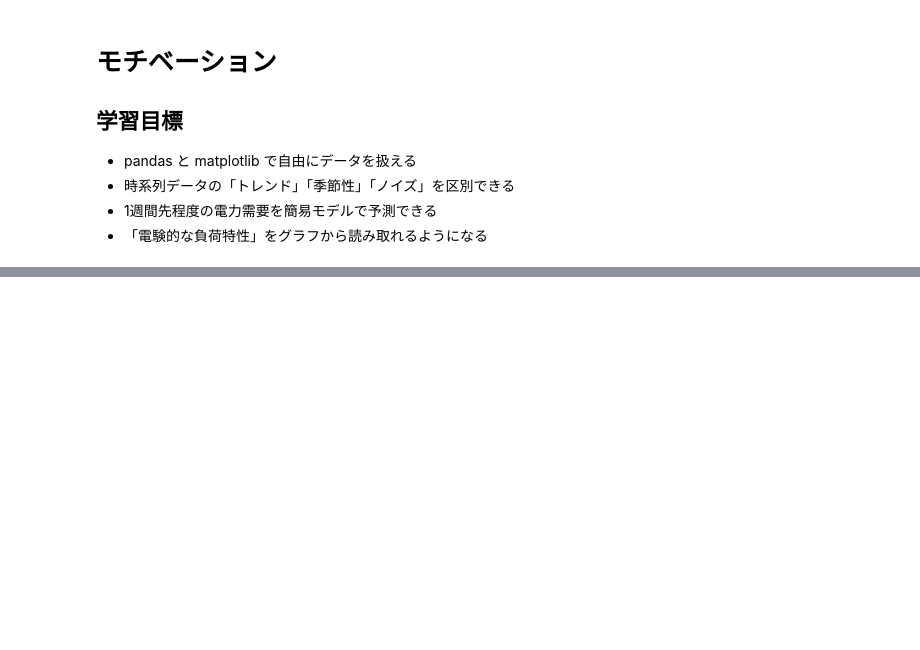
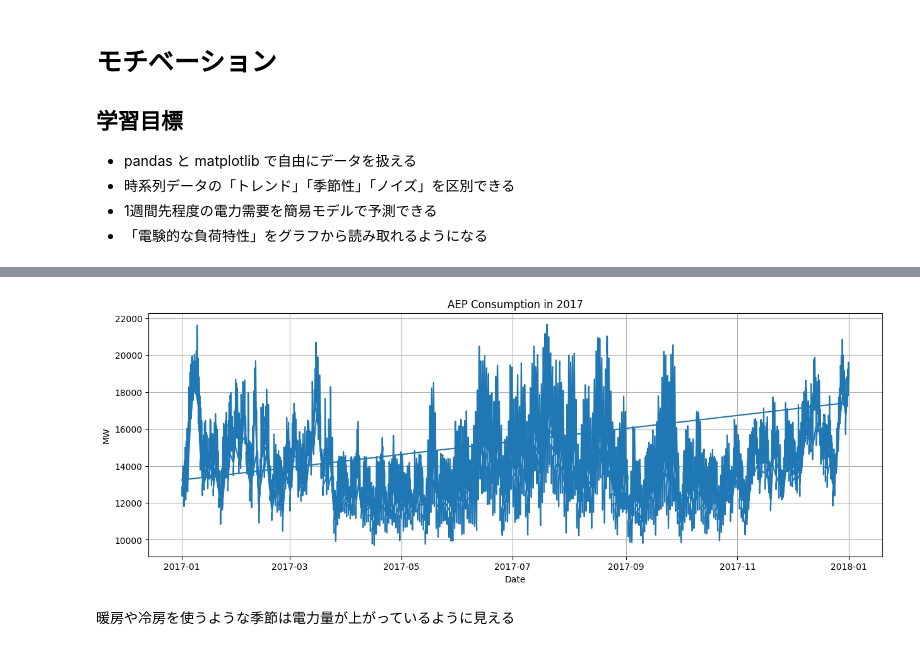
Before and after one commit to banzai80311315/banzai-kaggle, a Jupyter notebook: power-forecast/notebooks/txt.ipynb, the cells around one changed output, grey strips where cells are left out. Saved outputs shown, nothing was run; the diff lists cells and outputs as text; code cells hidden in the pictures; blank space fills up the shorter version.

```diff
--- a/power-forecast/notebooks/txt.ipynb
+++ b/power-forecast/notebooks/txt.ipynb
@@ -66,0 +123,13 @@
+# %%
+df_2017 = df[df.index.year == 2017]
+plt.figure(figsize=(15,5))
+plt.plot(df_2017.index, df_2017['AEP_MW'])
+plt.title('AEP Consumption in 2017')
+plt.xlabel('Date')
+plt.ylabel('MW')
+plt.grid(True)
+plt.show()
+# %% [output]
+[figure, added]
+# %% [markdown]
+暖房や冷房を使うような季節は電力量が上がっているように見える
```
Also changed, not shown: parts of 29 cells of this notebook, 5 other files.
